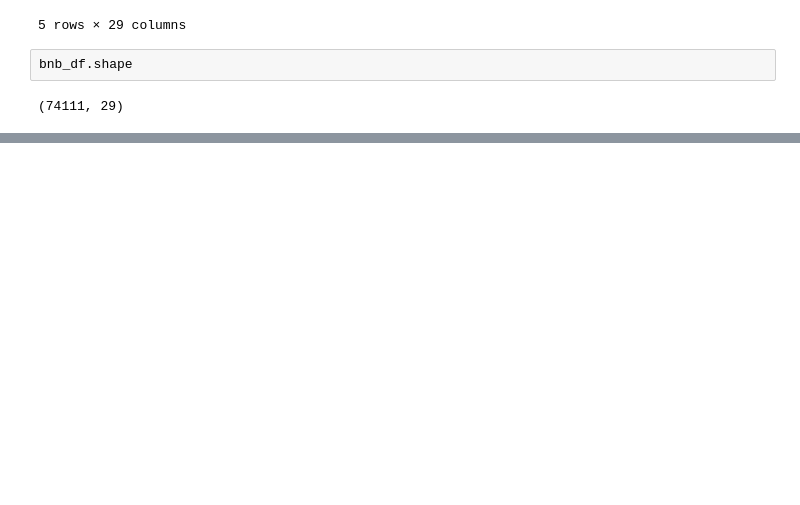
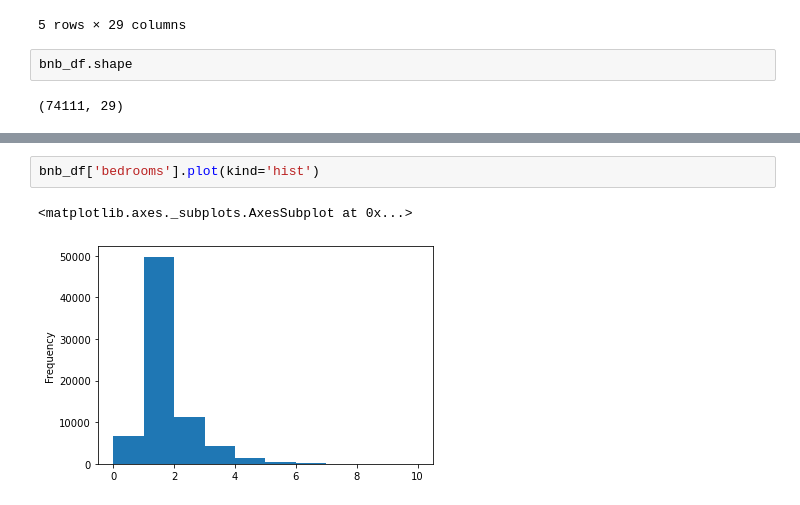
Before and after one commit to daniel8691/AirbnbListing_ML, a Jupyter notebook: Airbnb_prediction_ML.ipynb, the cells around one changed output, grey strips where cells are left out. Cells and saved outputs as stored; diff of their text form; blank space fills up the shorter version.

```diff
--- a/Airbnb_prediction_ML.ipynb
+++ b/Airbnb_prediction_ML.ipynb
@@ -43,0 +183,5 @@ Short checklist to keep in mind:
+# %%
+bnb_df['bedrooms'].plot(kind='hist')
+# %% [output]
+<matplotlib.axes._subplots.AxesSubplot at 0x...>
+[figure, added]
```
Also changed, not shown: parts of 29 cells of this notebook.
